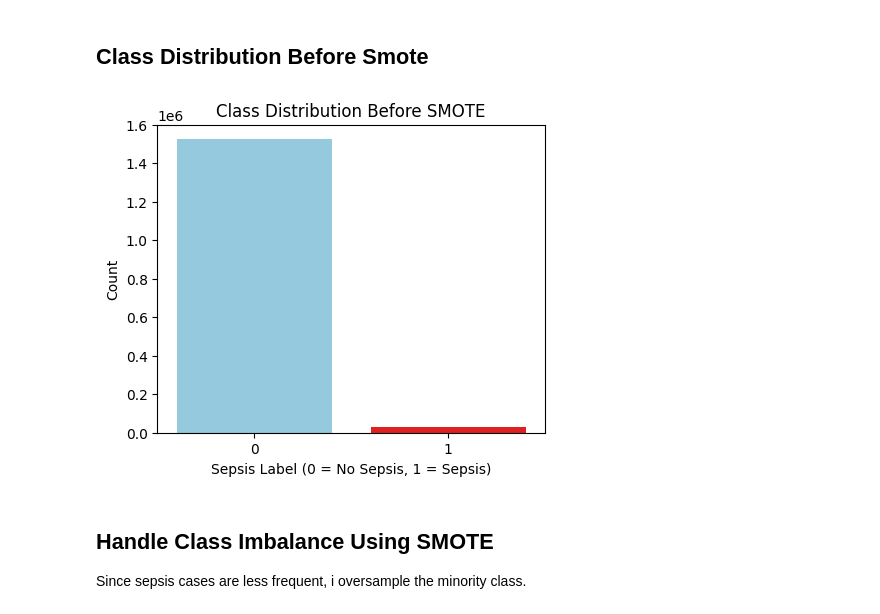
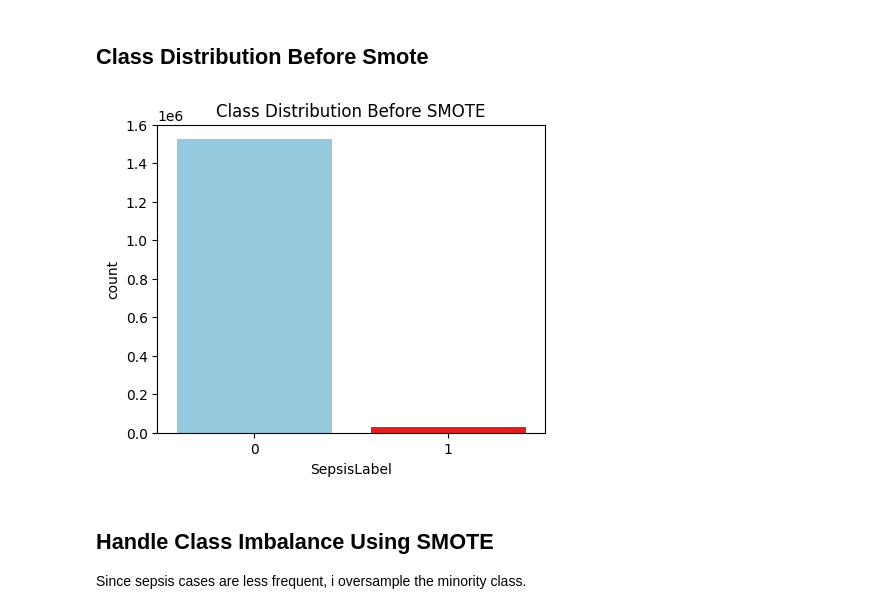
Before and after one commit to nwalablessing/streamlit-health-monitor, a Jupyter notebook: sepsis analysis.ipynb, the cells around one changed output. Drawn from its saved outputs; the diff is of its cells as text; code cells hidden in the pictures.

```diff
--- a/sepsis analysis.ipynb
+++ b/sepsis analysis.ipynb
@@ -93,15 +93,12 @@ X_scaled = scaler.fit_transform(X)
 # %% [markdown]
 ## Class Distribution Before Smote
 # %%
-# --- BEFORE SMOTE ---
 plt.figure(figsize=(5,4))
 sns.countplot(x=y, palette=["skyblue", "red"])
 plt.title("Class Distribution Before SMOTE")
-plt.xlabel("Sepsis Label (0 = No Sepsis, 1 = Sepsis)")
-plt.ylabel("Count")
 plt.show()
 # %% [output]
-[figure, old version]
+[figure, new version]
 # %% [markdown]
 ## Handle Class Imbalance Using SMOTE
 Since sepsis cases are less frequent, i oversample the minority class.
```
Also changed, not shown: parts of 4 cells of this notebook.
